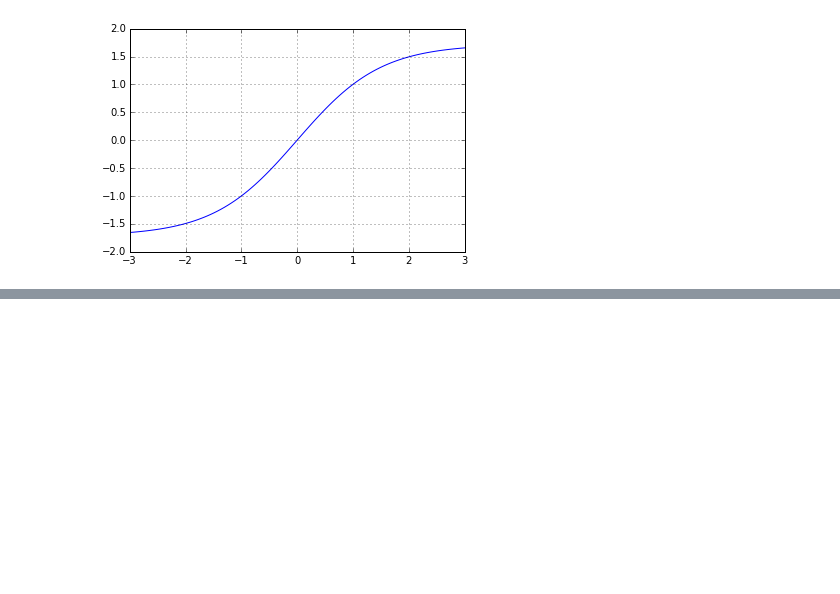
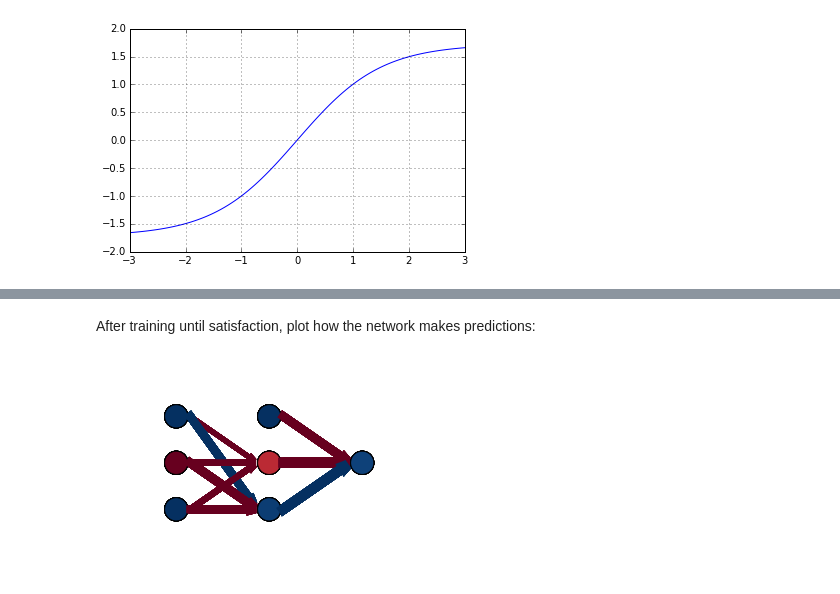
Before and after one commit to guruucsd/EigenfaceDemo, a Jupyter notebook: Backprop Exercise.ipynb, the cells around one changed output, grey strips where cells are left out. Drawn from its saved outputs; the diff is of its cells as text; code cells hidden in the pictures; blank space fills up the shorter version.

```diff
--- a/Backprop Exercise.ipynb
+++ b/Backprop Exercise.ipynb
@@ -386,0 +243,17 @@ interact_manual(train_network,
+# %%
+from numpy.random import standard_normal
+def initialize_weights(I, J, K):
+    """Generates initial hidden and output weights.
+
+    inputs:
+        I: number of input units.
+        J: number of hidden units.
+        K: number of output units.
+
+    returns:
+        Wh: (I+1) x J matrix
+        Wo: (J+1) x K matrix
+    """
+    Wh = standard_normal((I + 1, J))
+    Wo = standard_normal((J + 1, K))
+    return Wh, Wo
@@ -386,0 +525,8 @@ interact_manual(train_network,
+# %% [markdown]
+After training until satisfaction, plot how the network makes predictions:
+# %%
+fig, ax = plt.subplots(figsize=(5,5))
+interact(lambda n: net.plot_network(ax, XOR_X[n-1,newaxis]) or display(fig),
+         n=IntSlider(description='Make predictions for example ',min=1,max=XOR_X.shape[0])); plt.close()
+# %% [output]
+[figure, added]
```
Also changed, not shown: parts of 56 cells of this notebook.
